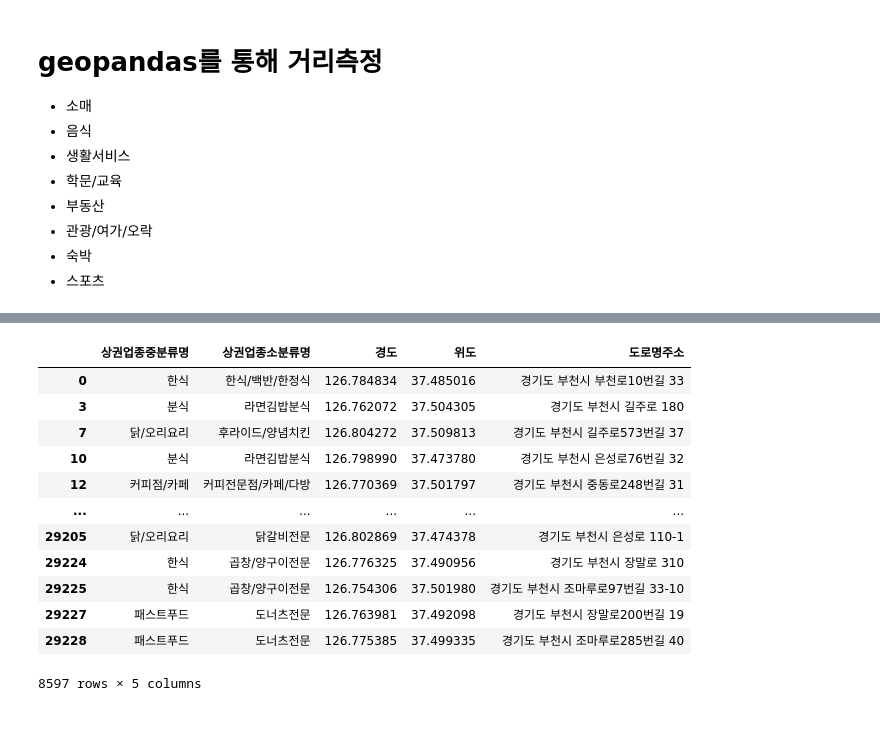
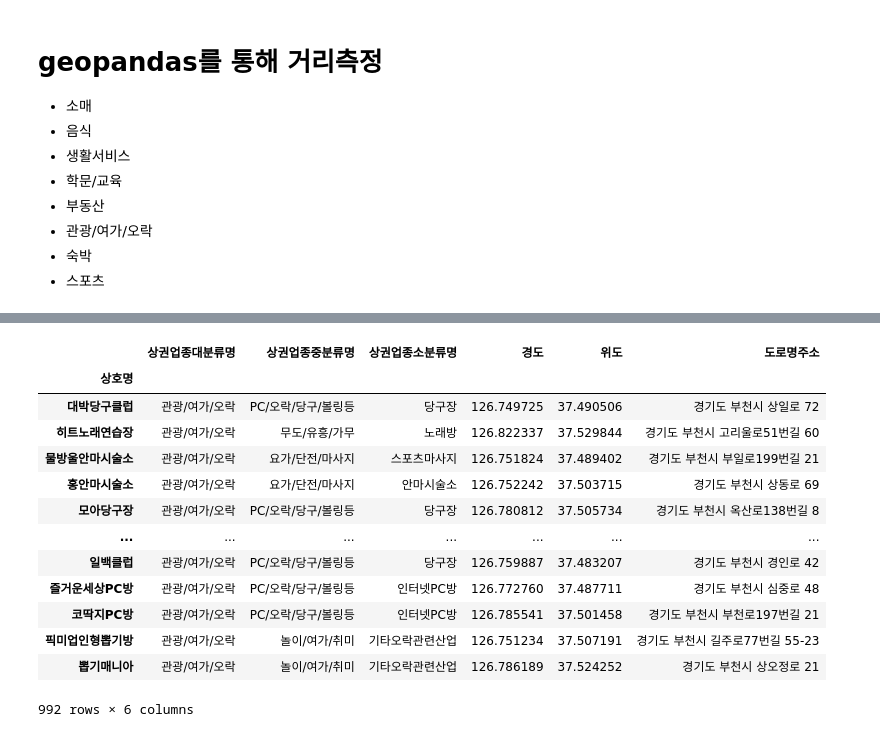
Before and after one commit to so02e/bucheon, a Jupyter notebook: yong.ipynb, the cells around one changed output, grey strips where cells are left out. Cells and saved outputs as stored; diff of their text form; code cells hidden in the pictures.

```diff
--- a/yong.ipynb
+++ b/yong.ipynb
@@ -461,19 +494,20 @@ display(bike_bucheon)
-# %%
-store_food
-# %% [output]
-|  | 상권업종중분류명 | 상권업종소분류명 | 경도 | 위도 | 도로명주소 |
-| 0 | 한식 | 한식/백반/한정식 | 126.784834 | 37.485016 | 경기도 부천시 부천로10번길 33 |
-| 3 | 분식 | 라면김밥분식 | 126.762072 | 37.504305 | 경기도 부천시 길주로 180 |
-| 7 | 닭/오리요리 | 후라이드/양념치킨 | 126.804272 | 37.509813 | 경기도 부천시 길주로573번길 37 |
-| 10 | 분식 | 라면김밥분식 | 126.798990 | 37.473780 | 경기도 부천시 은성로76번길 32 |
-| 12 | 커피점/카페 | 커피전문점/카페/다방 | 126.770369 | 37.501797 | 경기도 부천시 중동로248번길 31 |
-| ... | ... | ... | ... | ... | ... |
-| 29205 | 닭/오리요리 | 닭갈비전문 | 126.802869 | 37.474378 | 경기도 부천시 은성로 110-1 |
-| 29224 | 한식 | 곱창/양구이전문 | 126.776325 | 37.490956 | 경기도 부천시 장말로 310 |
-| 29225 | 한식 | 곱창/양구이전문 | 126.754306 | 37.501980 | 경기도 부천시 조마루로97번길 33-10 |
-| 29227 | 패스트푸드 | 도너츠전문 | 126.763981 | 37.492098 | 경기도 부천시 장말로200번길 19 |
-| 29228 | 패스트푸드 | 도너츠전문 | 126.775385 | 37.499335 | 경기도 부천시 조마루로285번길 40 |
-8597 rows × 5 columns
+# %%
+store_tour
+# %% [output]
+|  | 상권업종대분류명 | 상권업종중분류명 | 상권업종소분류명 | 경도 | 위도 | 도로명주소 |
+| 상호명 |  |  |  |  |  |  |
+| 대박당구클럽 | 관광/여가/오락 | PC/오락/당구/볼링등 | 당구장 | 126.749725 | 37.490506 | 경기도 부천시 상일로 72 |
+| 히트노래연습장 | 관광/여가/오락 | 무도/유흥/가무 | 노래방 | 126.822337 | 37.529844 | 경기도 부천시 고리울로51번길 60 |
+| 물방울안마시술소 | 관광/여가/오락 | 요가/단전/마사지 | 스포츠마사지 | 126.751824 | 37.489402 | 경기도 부천시 부일로199번길 21 |
+| 홍안마시술소 | 관광/여가/오락 | 요가/단전/마사지 | 안마시술소 | 126.752242 | 37.503715 | 경기도 부천시 상동로 69 |
+| 모아당구장 | 관광/여가/오락 | PC/오락/당구/볼링등 | 당구장 | 126.780812 | 37.505734 | 경기도 부천시 옥산로138번길 8 |
+| ... | ... | ... | ... | ... | ... | ... |
+| 일백클럽 | 관광/여가/오락 | PC/오락/당구/볼링등 | 당구장 | 126.759887 | 37.483207 | 경기도 부천시 경인로 42 |
+| 즐거운세상PC방 | 관광/여가/오락 | PC/오락/당구/볼링등 | 인터넷PC방 | 126.772760 | 37.487711 | 경기도 부천시 심중로 48 |
+| 코딱지PC방 | 관광/여가/오락 | PC/오락/당구/볼링등 | 인터넷PC방 | 126.785541 | 37.501458 | 경기도 부천시 부천로197번길 21 |
+| 픽미업인형뽑기방 | 관광/여가/오락 | 놀이/여가/취미 | 기타오락관련산업 | 126.751234 | 37.507191 | 경기도 부천시 길주로77번길 55-23 |
+| 뽑기매니아 | 관광/여가/오락 | 놀이/여가/취미 | 기타오락관련산업 | 126.786189 | 37.524252 | 경기도 부천시 상오정로 21 |
+992 rows × 6 columns
 # %%
 temp = gpd.read_file('data/bucheongrid/bucheonjsonjson.geojson')
 temp = temp.dropna(axis=0)
```
Also changed, not shown: parts of 9 cells of this notebook.
